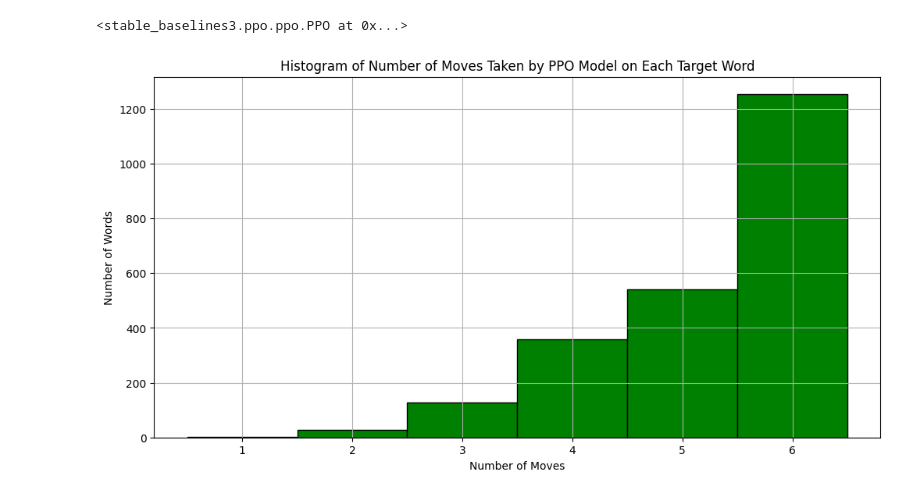
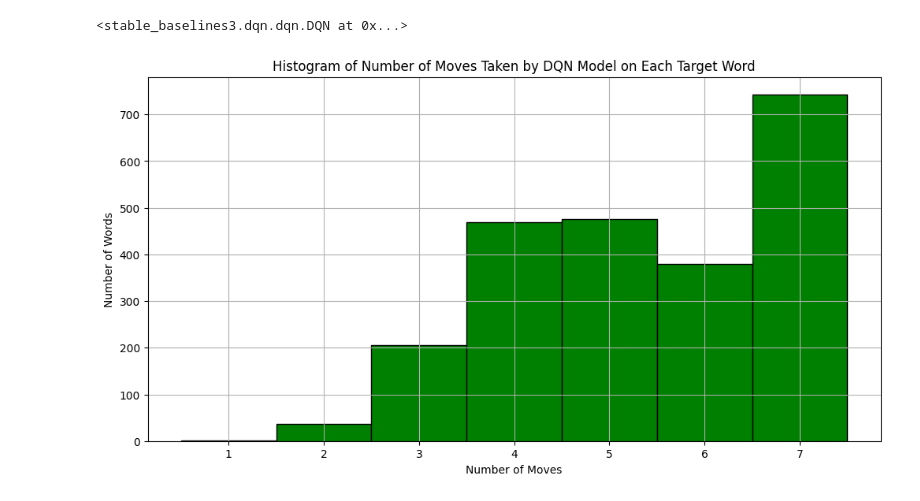
Before and after one commit to SaptarishiD/Rl4Wordle, a Jupyter notebook: meta_ppo.ipynb, the cells around one changed output. Drawn from its saved outputs; the diff is of its cells as text; code cells hidden in the pictures.

```diff
--- a/meta_ppo.ipynb
+++ b/meta_ppo.ipynb
@@ -7,46 +7,50 @@ from stable_baselines3 import PPO
 from tqdm import tqdm
 import matplotlib.pyplot as plt
 # %%
-model = PPO.load("meta_ppo_wordle.zip")
+model = DQN.load("meta_dqn_wordle.zip")
 # %%
 model
 # %% [output]
-<stable_baselines3.ppo.ppo.PPO at 0x...>
+<stable_baselines3.dqn.dqn.DQN at 0x...>
 # %%
 def run_episode_for_target(target, model):
     env = WordleMetaEnv()
     env.reset()
     env.env.target_word = target
     env.env.attempts = 0
     env.env.guessed_words = []
 
     done = False
     state = (0, 0, 0)
     moves = 0
 
     while not done:
 
         action, _states = model.predict(state, deterministic=True)
         state, reward, done = env.step(action)
         moves += 1
+    if env.env.won_game == 'yes':
+        return moves
+    else:
+        env.env.won_game = 'no'
+        return moves+1
 
-    return moves
 with open('target_words.txt', 'r') as f:
     target_words = f.read().splitlines()
 moves_list = []
 for word in tqdm(target_words):
     moves = run_episode_for_target(word, model)
     moves_list.append(moves)
 plt.figure(figsize=(12, 6))
 plt.hist(moves_list, bins=range(1, max(moves_list) + 2), edgecolor='black', color='green', align='left')
 plt.xlabel("Number of Moves")
 plt.ylabel("Number of Words")
-plt.title("Histogram of Number of Moves Taken by PPO Model on Each Target Word")
+plt.title("Histogram of Number of Moves Taken by DQN Model on Each Target Word")
 plt.xticks(range(1, max(moves_list) + 1))
 plt.grid(True)
 plt.show()
 # %% [output]
-[figure, old version]
+[figure, new version]
 # %%
 print(f"Average number of moves: {np.mean(moves_list)}")
 # %% [output]
```
Also changed, not shown: parts of 2 cells of this notebook, 7 other files.
